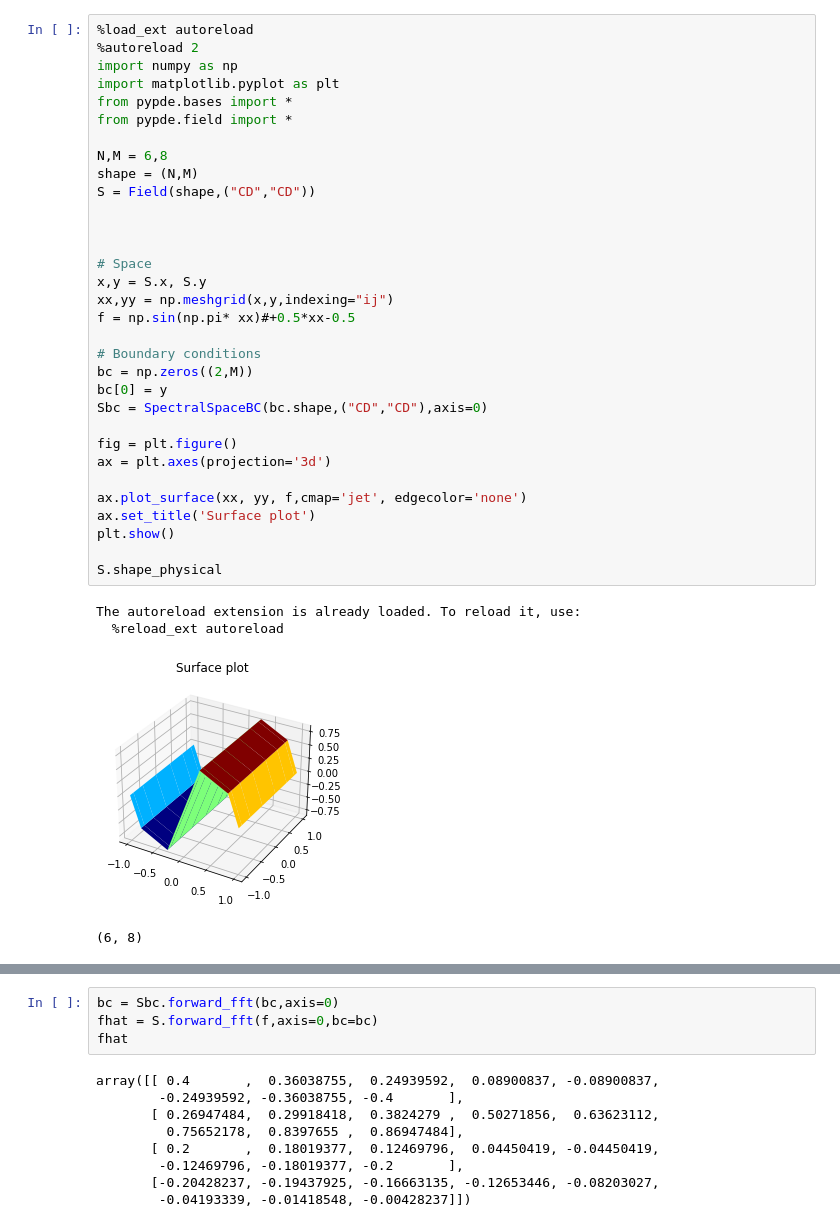
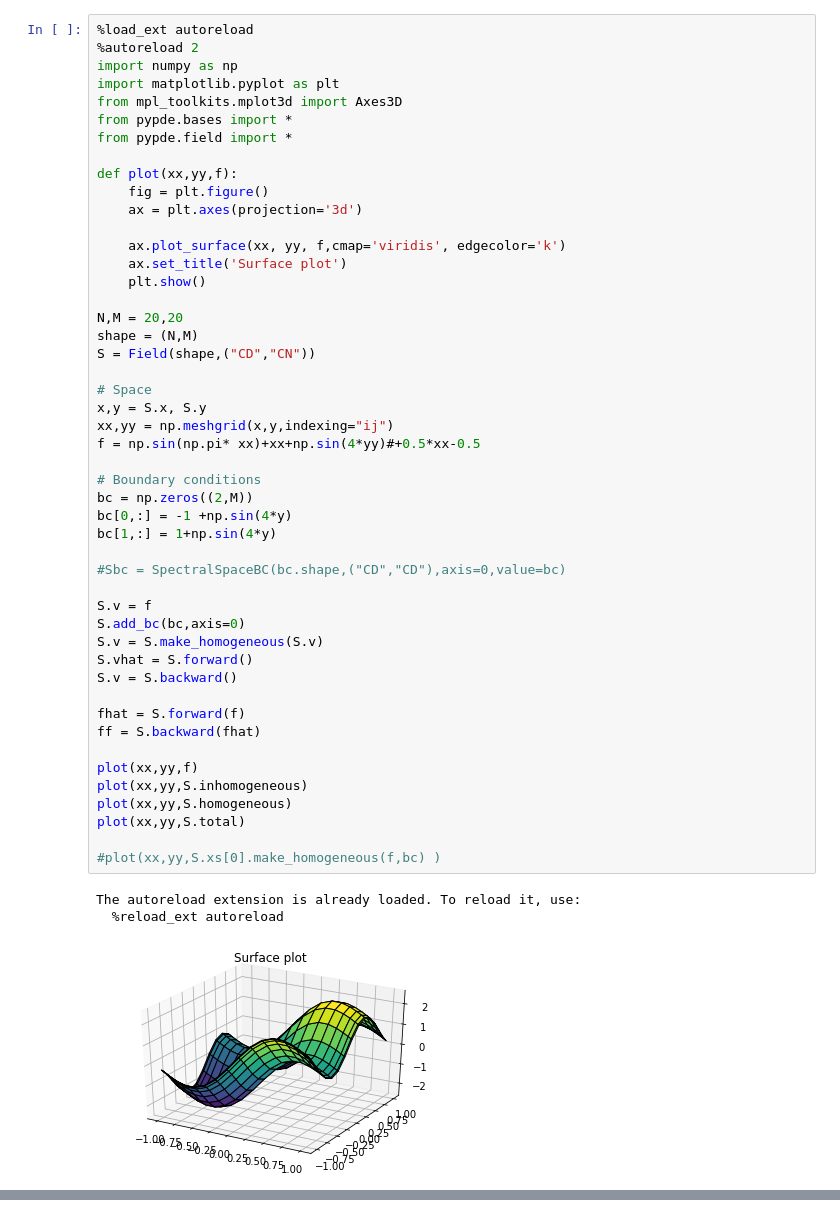
Before and after one commit to preiter93/pypde, a Jupyter notebook: field.ipynb, the cells around one changed output, grey strips where cells are left out. Cells and saved outputs as stored; diff of their text form.

```diff
--- a/field.ipynb
+++ b/field.ipynb
@@ -1,37 +1,52 @@
 # %%
 %load_ext autoreload
 %autoreload 2
 import numpy as np
 import matplotlib.pyplot as plt
+from mpl_toolkits.mplot3d import Axes3D
 from pypde.bases import *
 from pypde.field import *
 
-N,M = 6,8
+def plot(xx,yy,f):
+    fig = plt.figure()
+    ax = plt.axes(projection='3d')
+
+    ax.plot_surface(xx, yy, f,cmap='viridis', edgecolor='k')
+    ax.set_title('Surface plot')
+    plt.show()
+
+N,M = 20,20
 shape = (N,M)
-S = Field(shape,("CD","CD"))
-
-
+S = Field(shape,("CD","CN"))
 
 # Space
 x,y = S.x, S.y
 xx,yy = np.meshgrid(x,y,indexing="ij")
-f = np.sin(np.pi* xx)#+0.5*xx-0.5
+f = np.sin(np.pi* xx)+xx+np.sin(4*yy)#+0.5*xx-0.5
 
 # Boundary conditions
 bc = np.zeros((2,M))
-bc[0] = y
-Sbc = SpectralSpaceBC(bc.shape,("CD","CD"),axis=0)
+bc[0,:] = -1 +np.sin(4*y)
+bc[1,:] = 1+np.sin(4*y)
 
-fig = plt.figure()
-ax = plt.axes(projection='3d')
+#Sbc = SpectralSpaceBC(bc.shape,("CD","CD"),axis=0,value=bc)
 
-ax.plot_surface(xx, yy, f,cmap='jet', edgecolor='none')
-ax.set_title('Surface plot')
-plt.show()
+S.v = f
+S.add_bc(bc,axis=0)
+S.v = S.make_homogeneous(S.v)
+S.vhat = S.forward()
+S.v = S.backward()
 
-S.shape_physical
+fhat = S.forward(f)
+ff = S.backward(fhat)
+
+plot(xx,yy,f)
+plot(xx,yy,S.inhomogeneous)
+plot(xx,yy,S.homogeneous)
+plot(xx,yy,S.total)
+
+#plot(xx,yy,S.xs[0].make_homogeneous(f,bc) )
 # %% [output]
 The autoreload extension is already loaded. To reload it, use:
   %reload_ext autoreload
-[figure, old version]
+[figure, new version]
-(6, 8)
@@ -38,13 +55,0 @@ The autoreload extension is already loaded. To reload it, use:
-# %%
-bc = Sbc.forward_fft(bc,axis=0)
-fhat = S.forward_fft(f,axis=0,bc=bc)
-fhat
-# %% [output]
-array([[ 0.4       ,  0.36038755,  0.24939592,  0.08900837, -0.08900837,
-        -0.24939592, -0.36038755, -0.4       ],
-       [ 0.26947484,  0.29918418,  0.3824279 ,  0.50271856,  0.63623112,
-         0.75652178,  0.8397655 ,  0.86947484],
-       [ 0.2       ,  0.18019377,  0.12469796,  0.04450419, -0.04450419,
-        -0.12469796, -0.18019377, -0.2       ],
-       [-0.20428237, -0.19437925, -0.16663135, -0.12653446, -0.08203027,
-        -0.04193339, -0.01418548, -0.00428237]])
```
Also changed, not shown: parts of 11 cells of this notebook, 3 other files.
